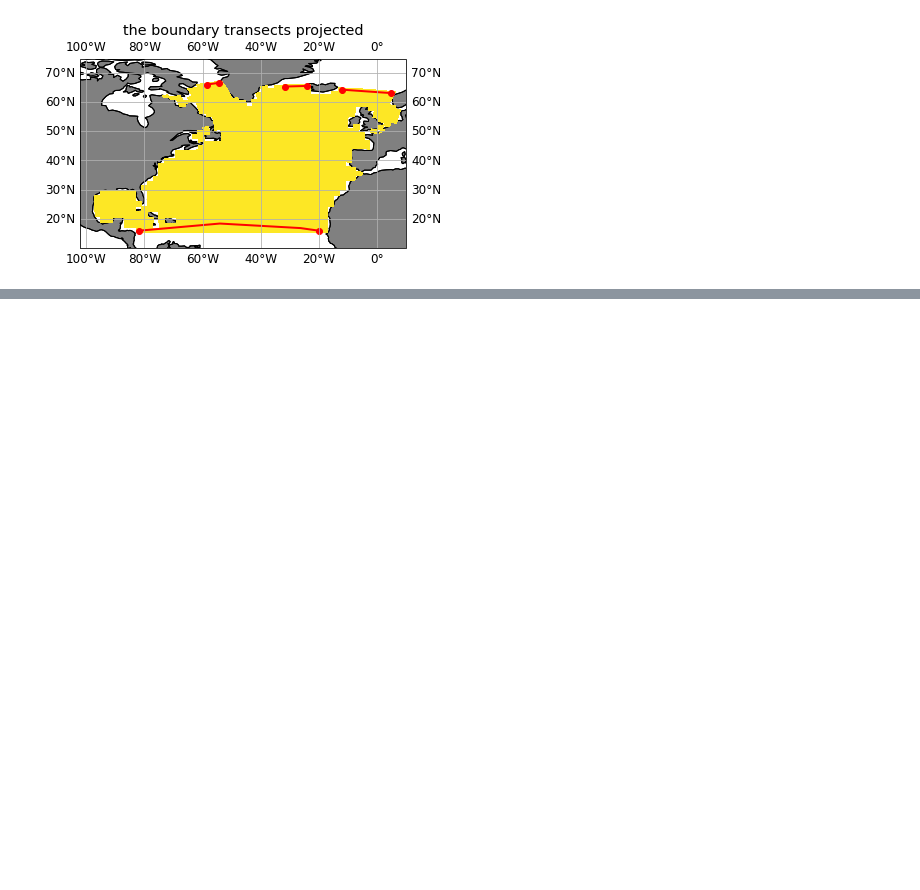
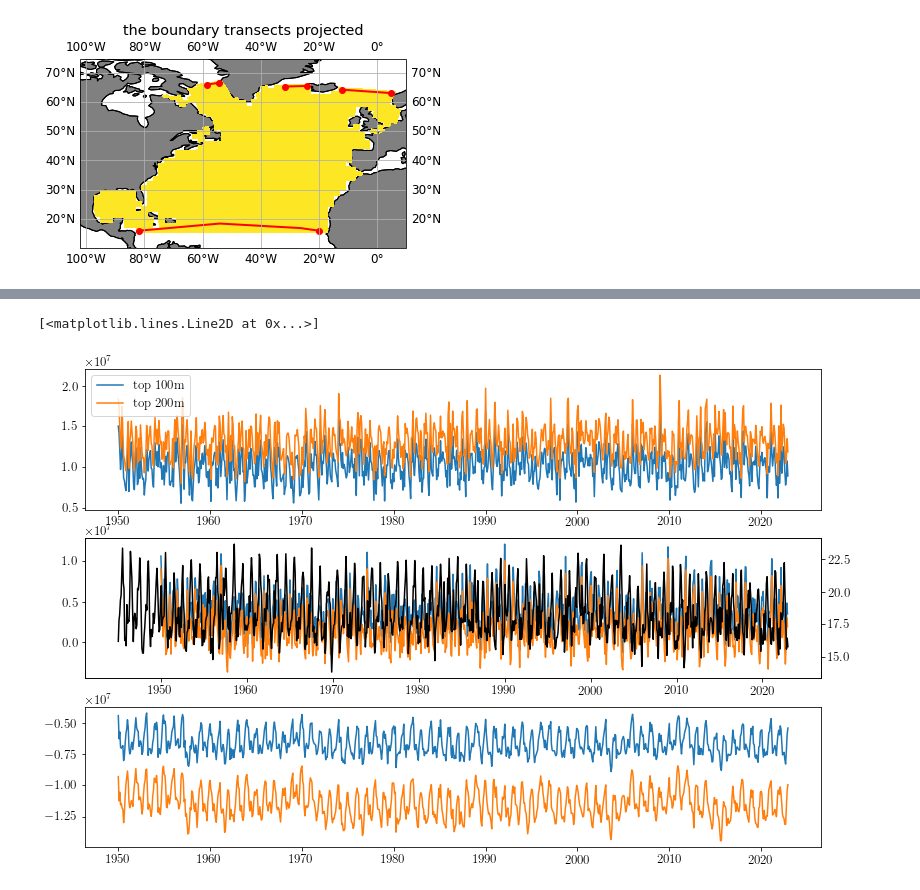
Before and after one commit to tjarnikova/AMOC-PLANKTOM, a Jupyter notebook: lateral-transports.ipynb, the cells around one changed output, grey strips where cells are left out. Cells and saved outputs as stored; diff of their text form; code cells hidden in the pictures; blank space fills up the shorter version.

Commit message:
lat transp

```diff
--- a/lateral-transports.ipynb
+++ b/lateral-transports.ipynb
@@ -560,0 +667,14 @@ np.nanmean(tots)
+# %%
+def make_yearlist(yrst, yrend, dtype, tr, bd = 'S1'):
+    yrs = np.arange(yrst,yrend+1,1)
+    ylist = []
+    for i in range(0,len(yrs)):
+        ty = f'/gpfs/home/mep22dku/scratch/AMOC-PLANKTOM/transports/{tr}_{yrs[i]}_{dtype}_{bd}.nc'
+        t2 = glob.glob(ty)
+        #print(t2)
+        ylist.append(t2[0])
+    return ylist
+
+ylist = xr.open_mfdataset(make_yearlist(1950, 2022, 'DIC', 'RVA0', bd = 'S1'))
+# %%
+RVA0_amoc = xr.open_dataset('/gpfs/home/mep22dku/scratch/AMOC-PLANKTOM/data/AMOC_TOM12_TJ_RVA0_1945-2022.nc')
@@ -560,0 +692,20 @@ np.nanmean(tots)
+# %%
+fact = 1.1
+fig, axs = plt.subplots(3,1, figsize=(12*fact, 8*fact), facecolor='w', edgecolor='k')
+axs = axs.ravel()
+#pos
+
+axs[0].plot(ylist.time_counter,ylist['water_transports'][:,0,0], label = 'top 100m')
+axs[0].plot(ylist.time_counter,ylist['water_transports'][:,1,0], label = 'top 200m')
+axs[0].legend(loc = 'best')
+axs0 = axs[1].twinx()
+axs0.plot(RVA0_amoc.TIME,RVA0_amoc.AMOC, color = 'k')
+#neg
+axs[1].plot(ylist.time_counter,ylist['water_transports'][:,0,2])
+axs[1].plot(ylist.time_counter,ylist['water_transports'][:,1,2])
+#net
+axs[2].plot(ylist.time_counter,ylist['water_transports'][:,0,1])
+axs[2].plot(ylist.time_counter,ylist['water_transports'][:,1,1])
+# %% [output]
+[<matplotlib.lines.Line2D at 0x...>]
+[figure, added]
```
Also changed, not shown: parts of 23 cells of this notebook.
